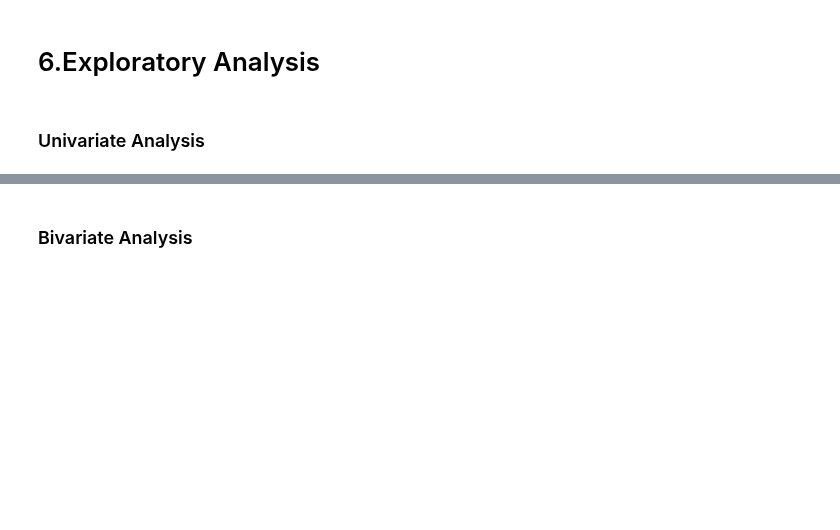
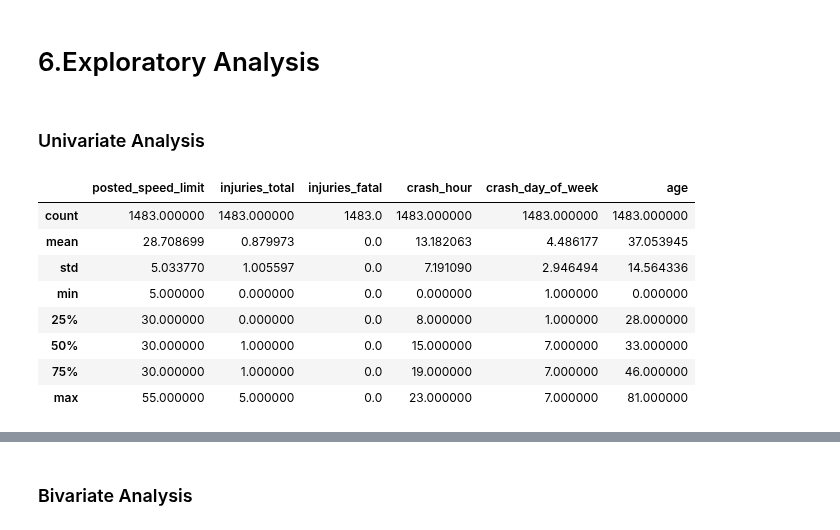
Before and after one commit to Ivan3864/dsc-Accidents-analysis, a Jupyter notebook: notebook.ipynb, the cells around one changed output, grey strips where cells are left out. Drawn from its saved outputs; the diff is of its cells as text; code cells hidden in the pictures; blank space fills up the shorter version.

```diff
--- a/notebook.ipynb
+++ b/notebook.ipynb
@@ -324,3 +324,15 @@ dtype: int64
 # 6.Exploratory Analysis
 # %% [markdown]
 ### Univariate Analysis
+# %%
+cleaned_df3.describe()
+# %% [output]
+|  | posted_speed_limit | injuries_total | injuries_fatal | crash_hour | crash_day_of_week | age |
+| count | 1483.000000 | 1483.000000 | 1483.0 | 1483.000000 | 1483.000000 | 1483.000000 |
+| mean | 28.708699 | 0.879973 | 0.0 | 13.182063 | 4.486177 | 37.053945 |
+| std | 5.033770 | 1.005597 | 0.0 | 7.191090 | 2.946494 | 14.564336 |
+| min | 5.000000 | 0.000000 | 0.0 | 0.000000 | 1.000000 | 0.000000 |
+| 25% | 30.000000 | 0.000000 | 0.0 | 8.000000 | 1.000000 | 28.000000 |
+| 50% | 30.000000 | 1.000000 | 0.0 | 15.000000 | 7.000000 | 33.000000 |
+| 75% | 30.000000 | 1.000000 | 0.0 | 19.000000 | 7.000000 | 46.000000 |
+| max | 55.000000 | 5.000000 | 0.0 | 23.000000 | 7.000000 | 81.000000 |
```
Also changed, not shown: parts of 1 cell of this notebook.
